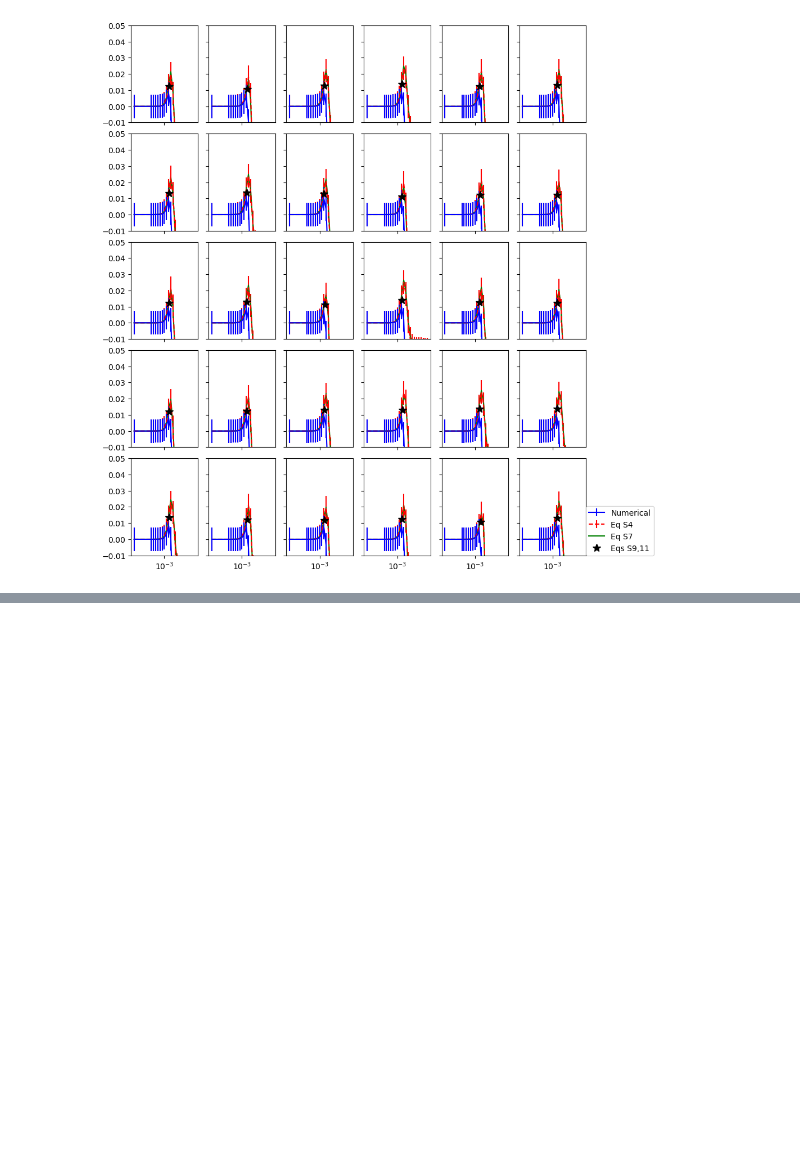
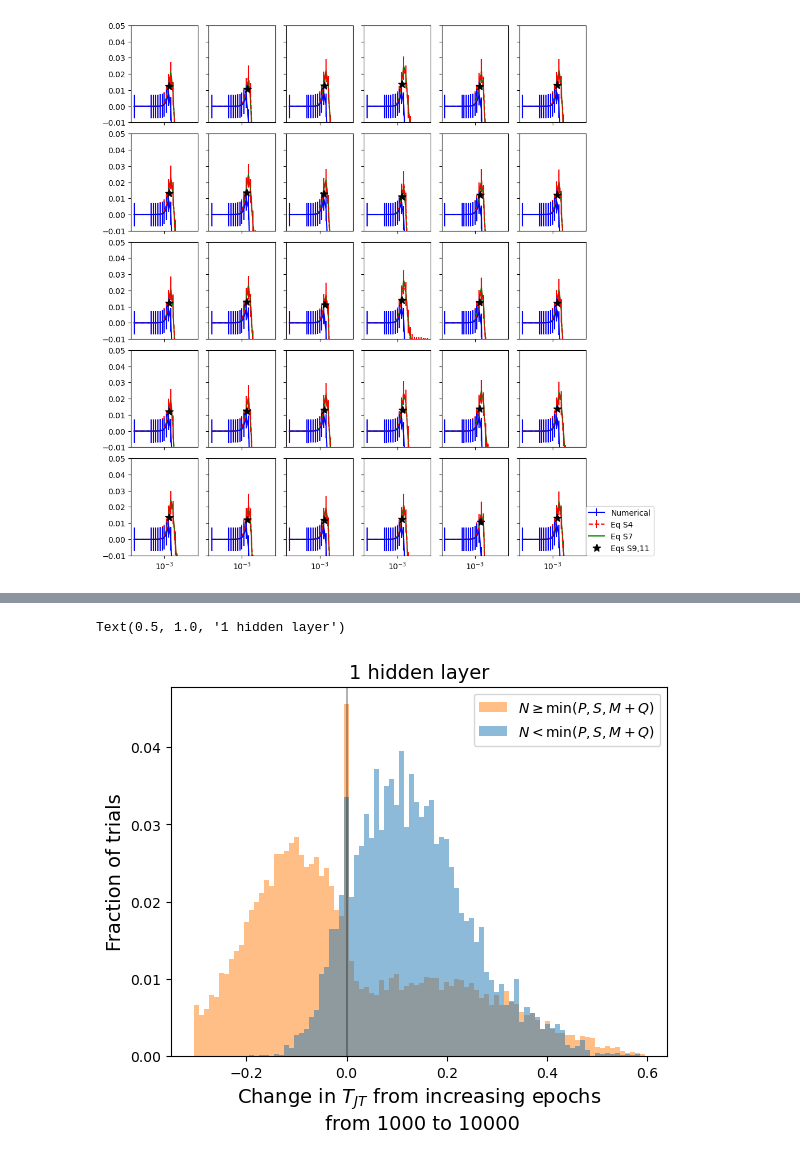
Before and after one commit to zdeblick/JointTraining, a Jupyter notebook: Figures.ipynb, the cells around one changed output, grey strips where cells are left out. Cells and saved outputs as stored; diff of their text form; code cells hidden in the pictures; blank space fills up the shorter version.

```diff
--- a/Figures.ipynb
+++ b/Figures.ipynb
@@ -595,0 +628,14 @@ plt.grid()
+# %%
+T_JTs = (Df['Cval_inds']-Df['Cval_JTs'])/Df['Cval_inds']
+plt.hist([T_JTs[ibnk&ok,-1]-T_JTs[ibnk&ok,0], T_JTs[~ibnk&ok,-1]-T_JTs[~ibnk&ok,0]],bins=np.arange(-0.305,0.6,0.01),**args)
+
+# plt.grid()
+plt.legend()
+plt.axvline(0,color='k',alpha=0.3)
+plt.xlabel('Change in $T_{JT}$ from increasing epochs \n from 1000 to 10000',fontsize=14)
+plt.ylabel('Fraction of trials',fontsize=14)
+plt.title(str(L)+' hidden layer'+'s'*(L>1),fontsize=14)
+# plt.xlim([-0.02,0.02])
+# %% [output]
+Text(0.5, 1.0, '1 hidden layer')
+[figure, added]
```
Also changed, not shown: parts of 15 cells of this notebook.
